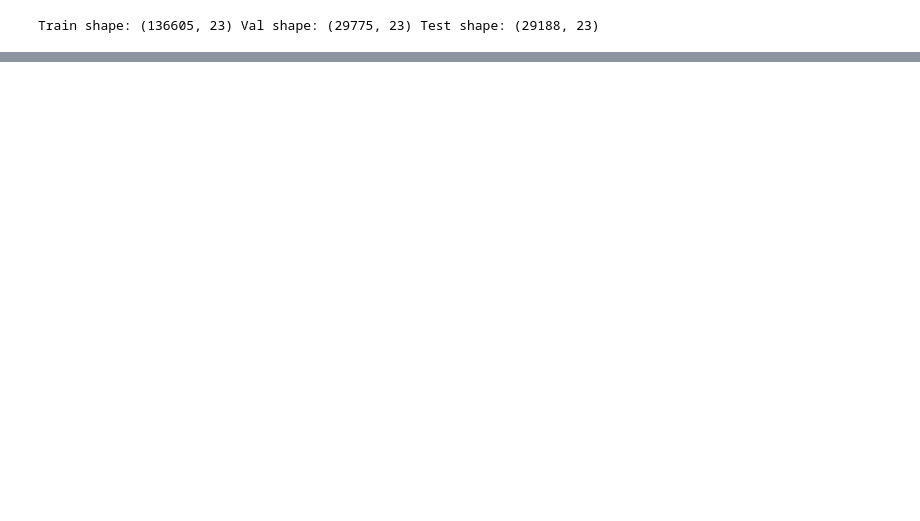
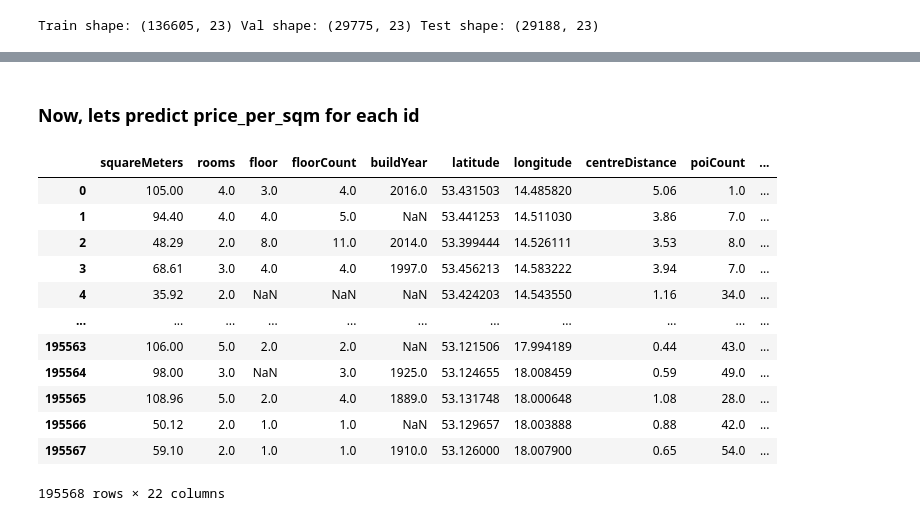
Before and after one commit to hscra/Real-Estate-Information-and-Recommendation-System-Integrating-Community-and-Accessibility-Data, a Jupyter notebook: main/data_prediction_NN.ipynb, the cells around one changed output, grey strips where cells are left out. Cells and saved outputs as stored; diff of their text form; code cells hidden in the pictures; blank space fills up the shorter version.

```diff
--- a/main/data_prediction_NN.ipynb
+++ b/main/data_prediction_NN.ipynb
@@ -152,0 +267,43 @@ AttributeError: 'list' object has no attribute 'EarlyStopping'
+# %% [markdown]
+### Now, lets predict price_per_sqm for each id
+# %%
+num_feats = [
+    "squareMeters","rooms","floor","floorCount","buildYear",
+    "latitude","longitude","centreDistance","poiCount",
+    "schoolDistance","clinicDistance","postOfficeDistance",
+    "kindergartenDistance","restaurantDistance","collegeDistance","pharmacyDistance"
+]
+cat_low = ["type","ownership"]
+feat_cols = [c for c in num_feats + cat_low if c in df.columns]
+# %%
+# Prepare input data
+X_all = df[feat_cols].copy()
+for c in (set(cat_low) & set(X_all.columns)):
+    X_all[c] = X_all[c].astype("string").fillna("Unknown")
+# %%
+# Transform and predict price_per_sqm
+X_all_p = pre.transform(X_all)
+pred_ppsqm = model.predict(X_all_p, verbose=0).ravel()
+# %%
+# Attach predictions to the original rows
+df_pred_rows = df.copy()
+df_pred_rows["pred_price_per_sqm"] = pred_ppsqm
+# If you want predicted TOTAL price too:
+if "squareMeters" in df_pred_rows.columns:
+    df_pred_rows["pred_price"] = df_pred_rows["pred_price_per_sqm"] * df_pred_rows["squareMeters"]
+# %%
+df_pred_rows
+# %% [output]
+|  | squareMeters | rooms | floor | floorCount | buildYear | latitude | longitude | centreDistance | poiCount | ... |
+| 0 | 105.00 | 4.0 | 3.0 | 4.0 | 2016.0 | 53.431503 | 14.485820 | 5.06 | 1.0 | ... |
+| 1 | 94.40 | 4.0 | 4.0 | 5.0 | NaN | 53.441253 | 14.511030 | 3.86 | 7.0 | ... |
+| 2 | 48.29 | 2.0 | 8.0 | 11.0 | 2014.0 | 53.399444 | 14.526111 | 3.53 | 8.0 | ... |
+| 3 | 68.61 | 3.0 | 4.0 | 4.0 | 1997.0 | 53.456213 | 14.583222 | 3.94 | 7.0 | ... |
+| 4 | 35.92 | 2.0 | NaN | NaN | NaN | 53.424203 | 14.543550 | 1.16 | 34.0 | ... |
+| ... | ... | ... | ... | ... | ... | ... | ... | ... | ... | ... |
+| 195563 | 106.00 | 5.0 | 2.0 | 2.0 | NaN | 53.121506 | 17.994189 | 0.44 | 43.0 | ... |
+| 195564 | 98.00 | 3.0 | NaN | 3.0 | 1925.0 | 53.124655 | 18.008459 | 0.59 | 49.0 | ... |
+| 195565 | 108.96 | 5.0 | 2.0 | 4.0 | 1889.0 | 53.131748 | 18.000648 | 1.08 | 28.0 | ... |
+| 195566 | 50.12 | 2.0 | 1.0 | 1.0 | NaN | 53.129657 | 18.003888 | 0.88 | 42.0 | ... |
+| 195567 | 59.10 | 2.0 | 1.0 | 1.0 | 1910.0 | 53.126000 | 18.007900 | 0.65 | 54.0 | ... |
+195568 rows × 22 columns
```
Also changed, not shown: parts of 14 cells of this notebook, 1 other file.
